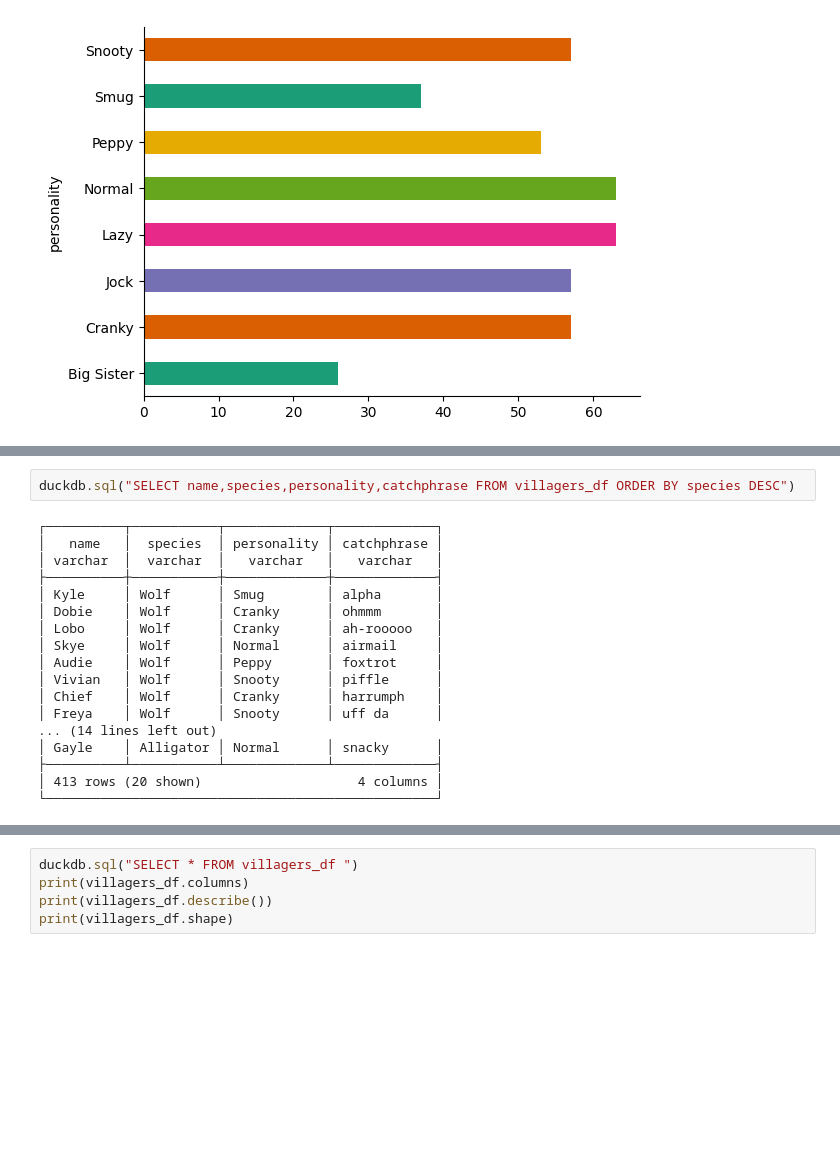
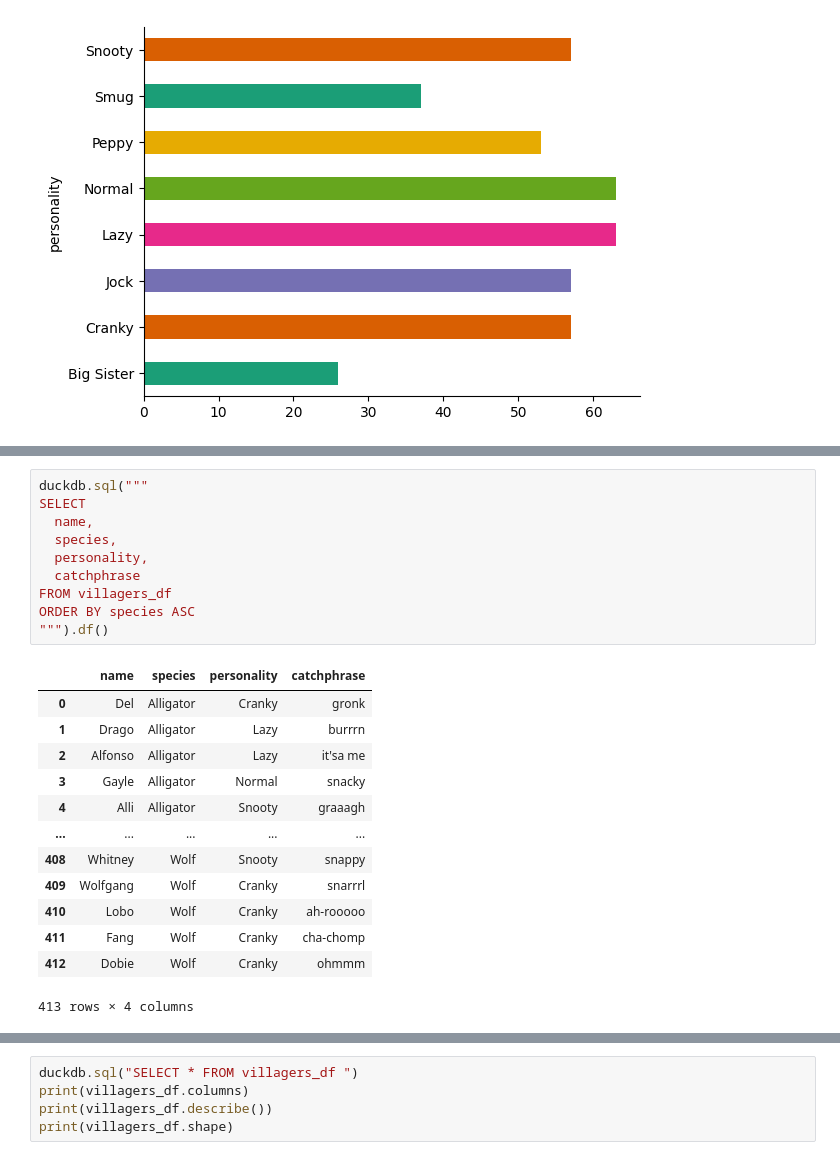
Before and after one commit to kiera-dev/ACNH_Colab_SQL, a Jupyter notebook: ACNH_Data.ipynb, the cells around one changed output, grey strips where cells are left out. Cells and saved outputs as stored; diff of their text form; blank space fills up the shorter version.

```diff
--- a/ACNH_Data.ipynb
+++ b/ACNH_Data.ipynb
@@ -224,23 +315,27 @@ duckdb.sql("SELECT name,gender,species,personality,catchphrase FROM villagers_df
 │ Sly     │ Male    │ Alligator │ Jock        │ hoo-rah     │
 └─────────┴─────────┴───────────┴─────────────┴─────────────┘
 # %%
-duckdb.sql("SELECT name,species,personality,catchphrase FROM villagers_df ORDER BY species DESC")
+duckdb.sql("""
+SELECT
+  name,
+  species,
+  personality,
+  catchphrase
+FROM villagers_df
+ORDER BY species ASC
+""").df()
 # %% [output]
+|  | name | species | personality | catchphrase |
+| 0 | Del | Alligator | Cranky | gronk |
+| 1 | Drago | Alligator | Lazy | burrrn |
+| 2 | Alfonso | Alligator | Lazy | it'sa me |
+| 3 | Gayle | Alligator | Normal | snacky |
+| 4 | Alli | Alligator | Snooty | graaagh |
+| ... | ... | ... | ... | ... |
+| 408 | Whitney | Wolf | Snooty | snappy |
+| 409 | Wolfgang | Wolf | Cranky | snarrrl |
+| 410 | Lobo | Wolf | Cranky | ah-rooooo |
+| 411 | Fang | Wolf | Cranky | cha-chomp |
+| 412 | Dobie | Wolf | Cranky | ohmmm |
-┌──────────┬───────────┬─────────────┬─────────────┐
-│   name   │  species  │ personality │ catchphrase │
-│ varchar  │  varchar  │   varchar   │   varchar   │
-├──────────┼───────────┼─────────────┼─────────────┤
-│ Kyle     │ Wolf      │ Smug        │ alpha       │
-│ Dobie    │ Wolf      │ Cranky      │ ohmmm       │
-│ Lobo     │ Wolf      │ Cranky      │ ah-rooooo   │
-│ Skye     │ Wolf      │ Normal      │ airmail     │
-│ Audie    │ Wolf      │ Peppy       │ foxtrot     │
-│ Vivian   │ Wolf      │ Snooty      │ piffle      │
-│ Chief    │ Wolf      │ Cranky      │ harrumph    │
-│ Freya    │ Wolf      │ Snooty      │ uff da      │
-... (14 lines left out)
-│ Gayle    │ Alligator │ Normal      │ snacky      │
-├──────────┴───────────┴─────────────┴─────────────┤
-│ 413 rows (20 shown)                    4 columns │
-└──────────────────────────────────────────────────┘
+413 rows × 4 columns
 # %%
```
Also changed, not shown: parts of 39 cells of this notebook.
